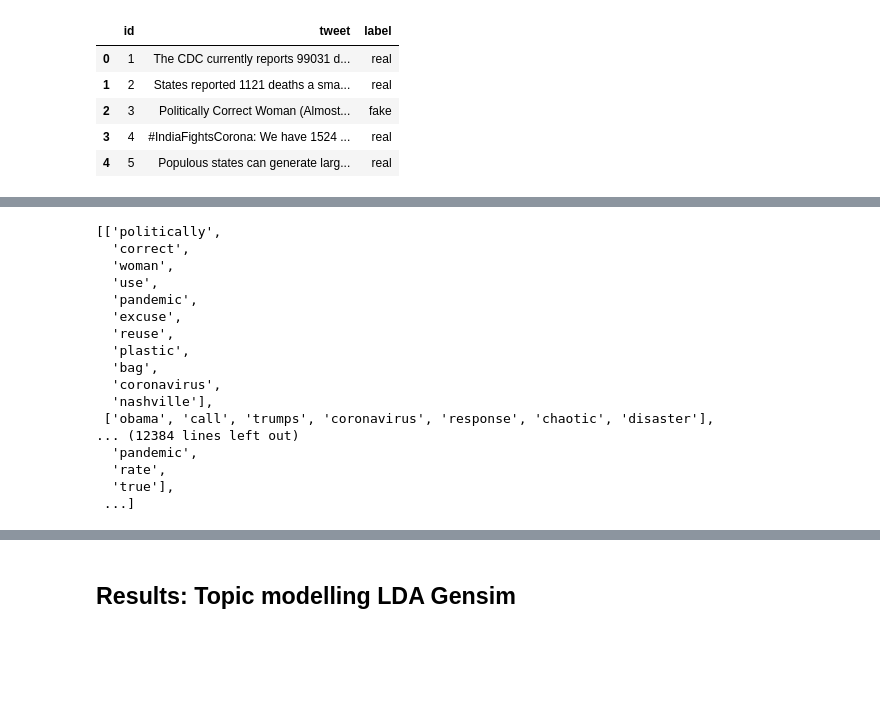
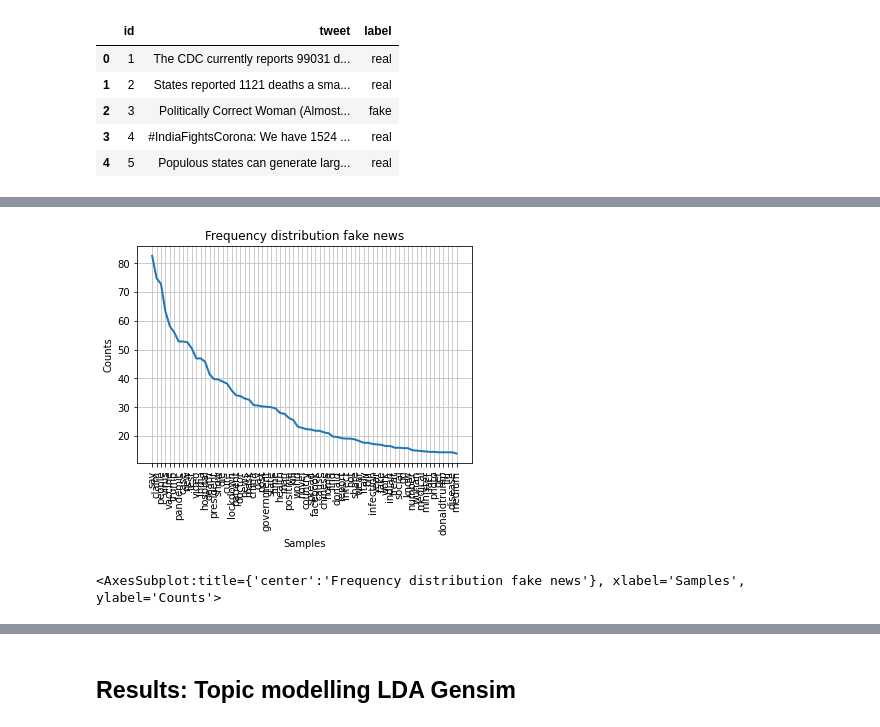
Before and after one commit to RosaLucassen/NLP_Analysis_COVID19, a Jupyter notebook: Datasets.ipynb, the cells around one changed output, grey strips where cells are left out. Drawn from its saved outputs; the diff is of its cells as text; code cells hidden in the pictures; blank space fills up the shorter version.

```diff
--- a/Datasets.ipynb
+++ b/Datasets.ipynb
@@ -110,6 +110,10 @@ def make_n_grams(docs):
                 # Token is a bigram, add to document.
                 docs[idx].append(token)
     return docs
+# %%
+def strip_list_noempty(mylist):
+    newlist = (item.strip() if hasattr(item, 'strip') else item for item in mylist)
+    return [item for item in newlist if item != '']
 # %% [markdown]
 ## Function: Lemmatizing texts
 # %%
@@ -124,25 +128,24 @@ def pre_processer_real(corpus):
     corpus = [text.encode("ascii", "ignore") for text in corpus]
     corpus = [text.decode() for text in corpus]
     corpus = [remove_extra_spaces(text) for text in corpus]
-    #corpus = ' '.join(corpus).split()
+    corpus = strip_list_noempty(corpus)
 
     processed_texts = [text for text in nlp.pipe(corpus,
                                               disable=["ner",
                                                        "parser"])]
-
-
     tokenized_texts = [[word.lemma_ for word in lemma_ if not word.is_punct if not word.is_stop]
                             for lemma_ in processed_texts]
     tokenized_texts = make_n_grams(tokenized_texts)
 
 
+    #tokenized_texts = filter(lambda text: [text.strip() for text in tokenized_texts], tokenized_texts)
     flatten = lambda t: [item for sublist in t for item in sublist]
     flat_real = flatten(tokenized_texts)
     counts = Counter(flat_real)
     total_words = sum(counts.values())
     for word in counts:
         counts[word] = counts[word] * (10000) / total_words
-    return counts.most_common()[:20], flat_real, tokenized_texts
+    return counts, counts.most_common(), flat_real, tokenized_texts
 
 def pre_processer_fake(corpus):
     corpus = [text.lower() for text in corpus]
@@ -155,7 +158,7 @@ def pre_processer_fake(corpus):
     corpus = [text.encode("ascii", "ignore") for text in corpus]
     corpus = [text.decode() for text in corpus]
     corpus = [remove_extra_spaces(text) for text in corpus]
-    #corpus = ' '.join(corpus).split()
+    corpus = strip_list_noempty(corpus)
 
     processed_texts = [text for text in nlp.pipe(corpus,
                                               disable=["ner",
@@ -164,14 +167,13 @@ def pre_processer_fake(corpus):
                             for lemma_ in processed_texts]
     tokenized_texts = make_n_grams(tokenized_texts)
 
-
     flatten = lambda t: [item for sublist in t for item in sublist]
     flat_fake = flatten(tokenized_texts)
     counts = Counter(flat_fake)
     total_words = sum(counts.values())
     for word in counts:
         counts[word] = counts[word] * (10000) / total_words
-    return counts.most_common()[:20], flat_fake, tokenized_texts
+    return counts, counts.most_common(), flat_fake, tokenized_texts
 # %% [markdown]
 ## Function: distinctive words
 # %%
@@ -341,20 +350,8 @@ print(output_real)
-# %%
-tokenized_texts_fake
-# %% [output]
-[['politically',
-  'correct',
-  'woman',
-  'use',
-  'pandemic',
-  'excuse',
-  'reuse',
-  'plastic',
-  'bag',
-  'coronavirus',
-  'nashville'],
- ['obama', 'call', 'trumps', 'coronavirus', 'response', 'chaotic', 'disaster'],
-... (12384 lines left out)
-  'pandemic',
-  'rate',
-  'true'],
- ...]
+# %%
+import nltk
+from nltk import FreqDist
+fdist_filtered = FreqDist(word_count_fake)
+fdist_filtered.plot(70,title='Frequency distribution fake news')
+# %% [output]
+[figure, added]
+<AxesSubplot:title={'center':'Frequency distribution fake news'}, xlabel='Samples', ylabel='Counts'>
```
Also changed, not shown: parts of 52 cells of this notebook, 8 other files.
